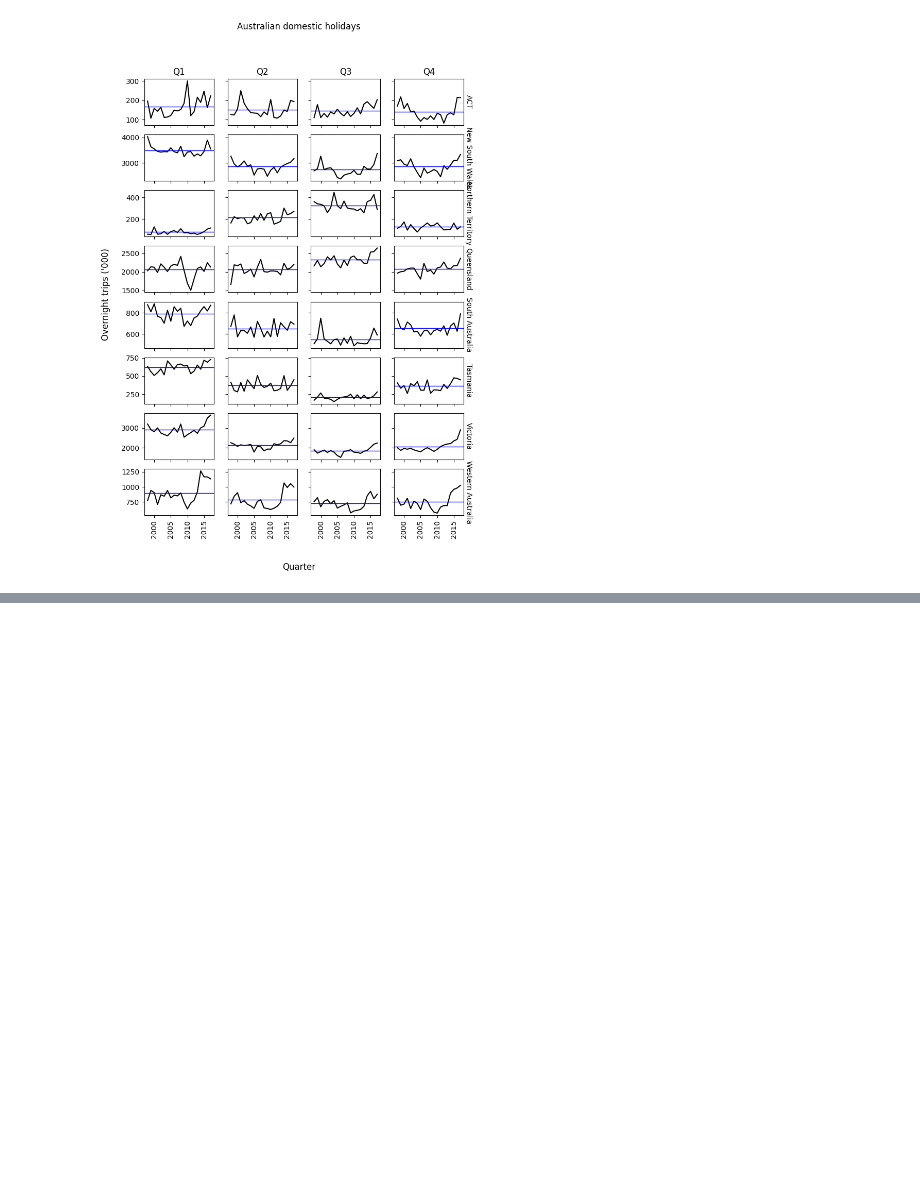
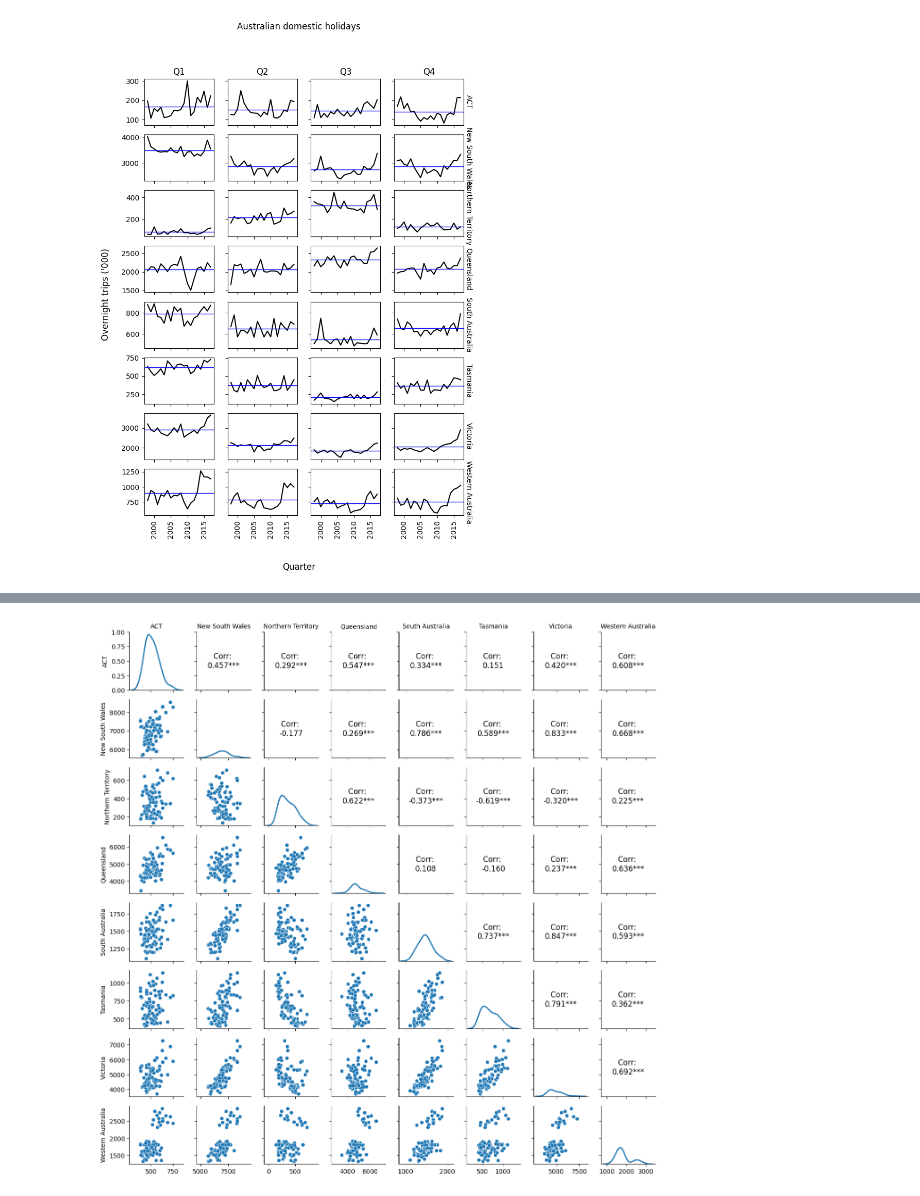
Before and after one commit to omeraytug/fpp3, a Jupyter notebook: code_alongs/02_time_series.ipynb, the cells around one changed output, grey strips where cells are left out. Saved outputs shown, nothing was run; the diff lists cells and outputs as text; code cells hidden in the pictures; blank space fills up the shorter version.

```diff
--- a/code_alongs/02_time_series.ipynb
+++ b/code_alongs/02_time_series.ipynb
@@ -346,0 +417,23 @@ fig.show()
+# %%
+from scipy.stats import pearsonr
+
+df = visitors.pivot(index="ds", columns="State", values="y")
+
+def corrfunc(x, y, **kws):
+    r, pvalue = pearsonr(x, y)
+    ax = plt.gca()
+    ax.annotate(
+        f"Corr: \n{r:.3f}{'***' if pvalue < 0.05 else ''}",
+        xy=(0.5, 0.5), xycoords="axes fraction",
+        ha="center", va="center", fontsize=12)
+
+g = sns.PairGrid(df, height=1.6)
+g.map_lower(sns.scatterplot)
+g.map_upper(corrfunc)
+g.map_diag(sns.kdeplot, lw=2)
+g.set(xlabel="")
+for i, col in enumerate(df.columns):
+    g.axes[0, i].set_title(col, size="medium")
+fig.show()
+# %% [output]
+[figure, added]
```
Also changed, not shown: parts of 3 cells of this notebook.
